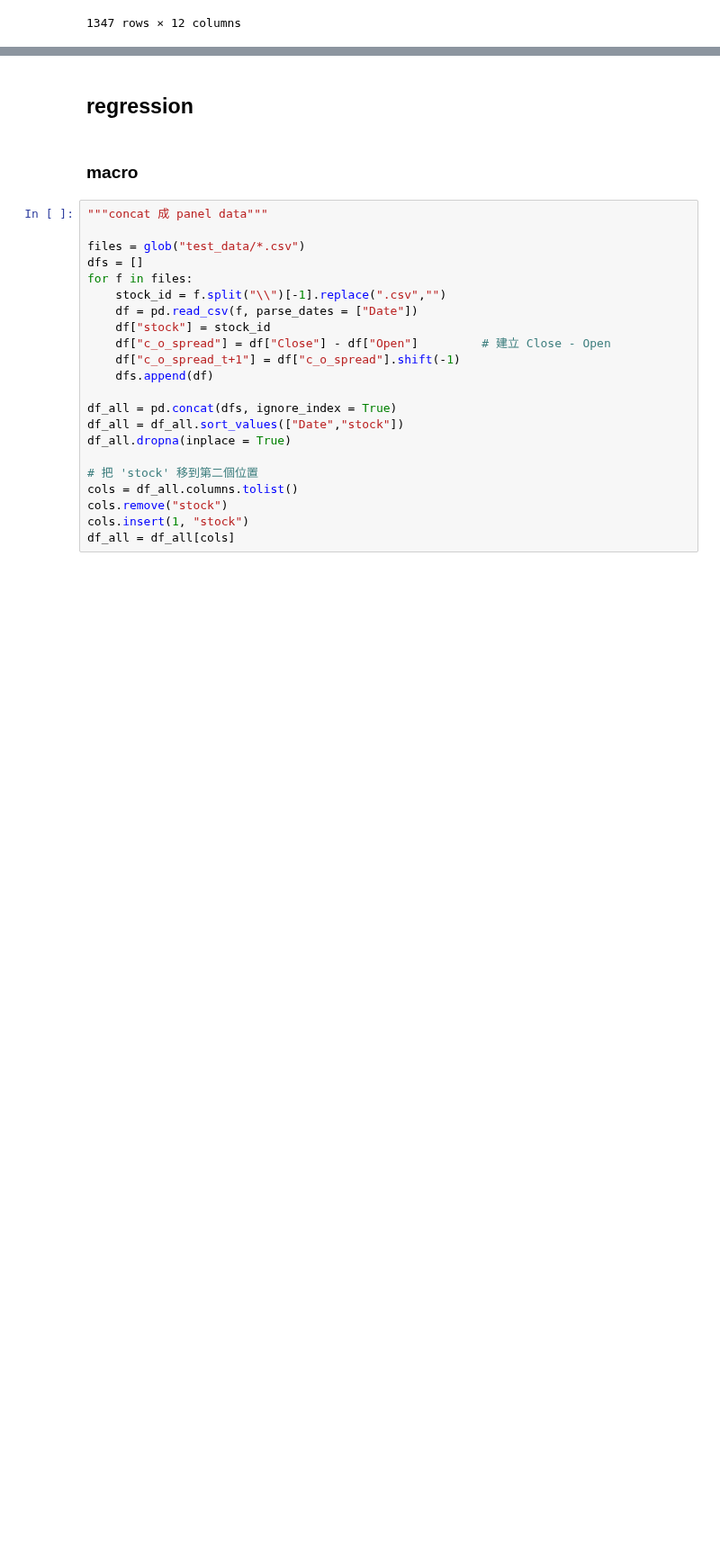
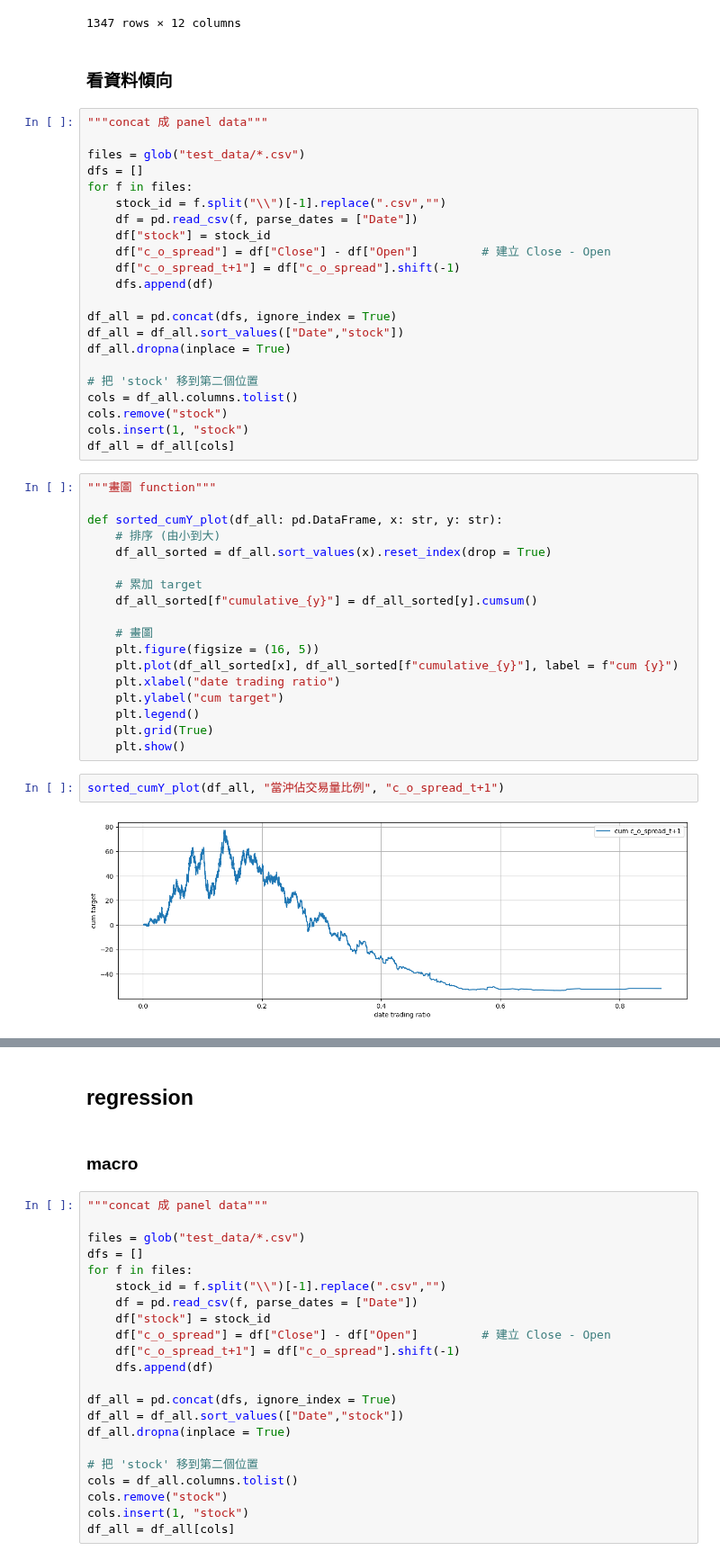
Before and after one commit to Xin95172/JimQuant, a Jupyter notebook: 台股當沖比例effect/main.ipynb, the cells around one changed output, grey strips where cells are left out. Shown at 90% size. Cells and saved outputs as stored; diff of their text form; blank space fills up the shorter version.

```diff
--- a/台股當沖比例effect/main.ipynb
+++ b/台股當沖比例effect/main.ipynb
@@ -57,3 +58,49 @@ file
 | 2025-09-02 | 15.35 | 15.35 | 15.30 | 15.30 | 75631.0 | 4000 | 61400 | 61200 | 0.052888 | ... |
 | 2025-09-04 | 15.40 | 15.45 | 15.30 | 15.40 | 308035.0 | 2000 | 30700 | 30800 | 0.006493 | ... |
 1347 rows × 12 columns
+# %% [markdown]
+### 看資料傾向
+# %%
+"""concat 成 panel data"""
+
+files = glob("test_data/*.csv")
+dfs = []
+for f in files:
+    stock_id = f.split("\\")[-1].replace(".csv","")
+    df = pd.read_csv(f, parse_dates = ["Date"])
+    df["stock"] = stock_id
+    df["c_o_spread"] = df["Close"] - df["Open"]         # 建立 Close - Open
+    df["c_o_spread_t+1"] = df["c_o_spread"].shift(-1)
+    dfs.append(df)
+
+df_all = pd.concat(dfs, ignore_index = True)
+df_all = df_all.sort_values(["Date","stock"])
+df_all.dropna(inplace = True)
+
+# 把 'stock' 移到第二個位置
+cols = df_all.columns.tolist()
+cols.remove("stock")
+cols.insert(1, "stock")
+df_all = df_all[cols]
+# %%
+"""畫圖 function"""
+
+def sorted_cumY_plot(df_all: pd.DataFrame, x: str, y: str):
+    # 排序 (由小到大)
+    df_all_sorted = df_all.sort_values(x).reset_index(drop = True)
+
+    # 累加 target
+    df_all_sorted[f"cumulative_{y}"] = df_all_sorted[y].cumsum()
+
+    # 畫圖
+    plt.figure(figsize = (16, 5))
+    plt.plot(df_all_sorted[x], df_all_sorted[f"cumulative_{y}"], label = f"cum {y}")
+    plt.xlabel("date trading ratio")
+    plt.ylabel("cum target")
+    plt.legend()
+    plt.grid(True)
+    plt.show()
+# %%
+sorted_cumY_plot(df_all, "當沖佔交易量比例", "c_o_spread_t+1")
+# %% [output]
+[figure, added]
```
Also changed, not shown: parts of 2 cells of this notebook.
